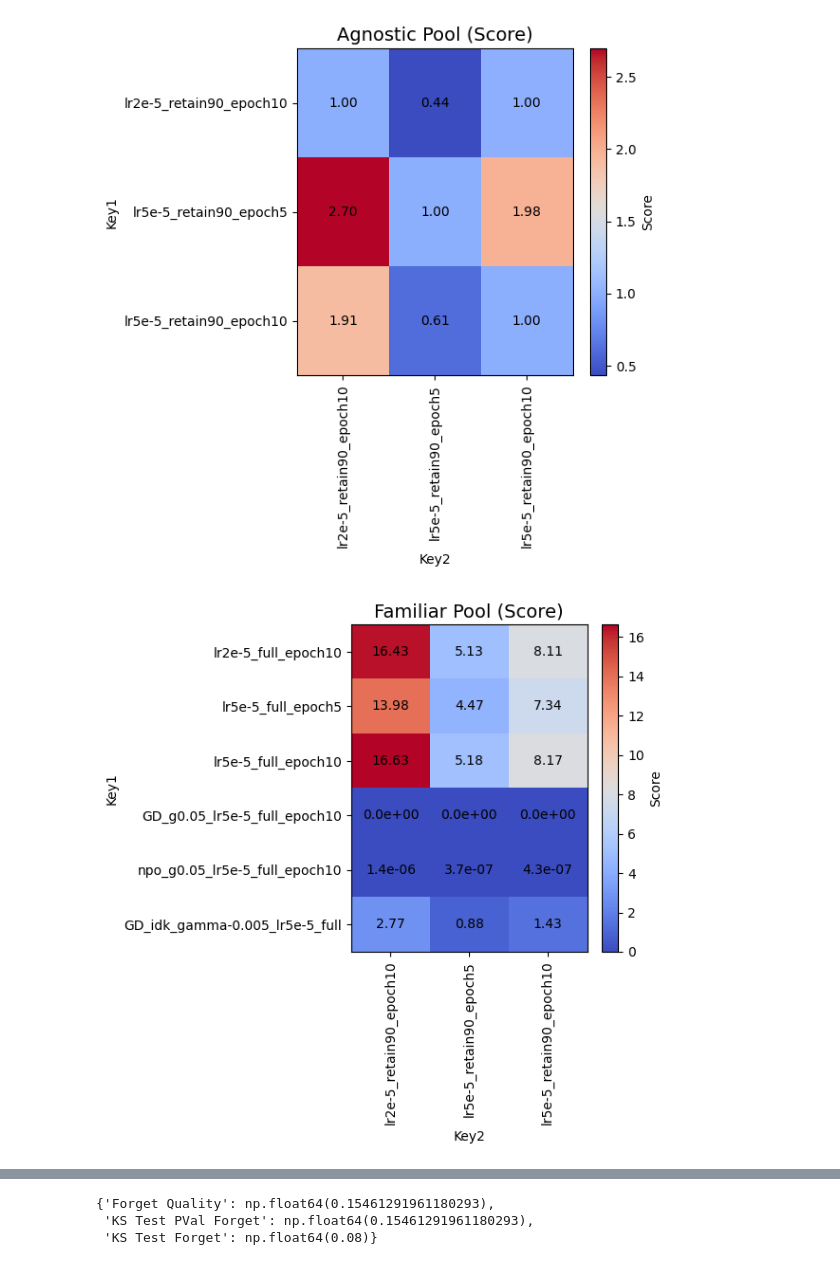
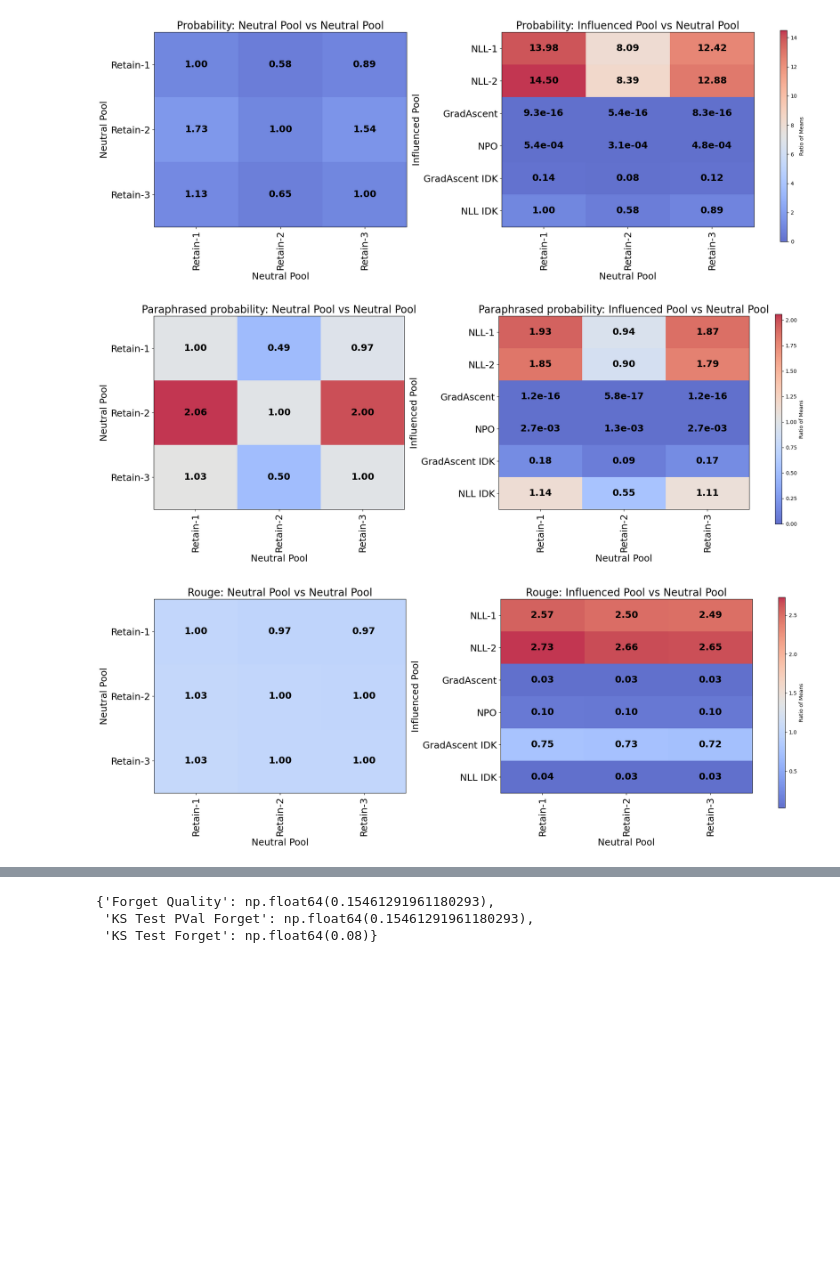
Before and after one commit to Dornavineeth/UnlearningFactory, a Jupyter notebook: notebooks/Analysis.ipynb, the cells around one changed output, grey strips where cells are left out. Drawn from its saved outputs; the diff is of its cells as text; code cells hidden in the pictures; blank space fills up the shorter version.

```diff
--- a/notebooks/Analysis.ipynb
+++ b/notebooks/Analysis.ipynb
@@ -94,7 +95,7 @@ class DecisionEvaluator:
 import matplotlib.pyplot as plt
 import numpy as np
 
-def plot_grid_with_numbers(data_dict, title, grid_type):
+def plot_grid_with_numbers(data_dict, title, grid_type, vmin, vmax, metric_name, xlabel, ylabel):
     """
     Plots a grid with numbers displayed in each cell for the given data_dict.
 
@@ -102,6 +103,8 @@ def plot_grid_with_numbers(data_dict, title, grid_type):
     - data_dict: The dictionary containing nested dictionaries with 'decision' and 'score'.
     - title: The title of the plot.
     - grid_type: Either 'decision' or 'score'.
+    - vmin: Minimum value for the color scale.
+    - vmax: Maximum value for the color scale.
     """
     keys1 = list(data_dict.keys())  # Row labels
     keys2 = list(next(iter(data_dict.values())).keys())  # Column labels
@@ -118,7 +121,7 @@ def plot_grid_with_numbers(data_dict, title, grid_type):
 
     # Create a figure
     fig, ax = plt.subplots(figsize=(6, 6))
-    im = ax.imshow(grid_data, cmap="coolwarm" if grid_type == "score" else "Greens", aspect="auto")
+    im = ax.imshow(grid_data, cmap="coolwarm" if grid_type == "score" else "Greens", aspect="auto", vmin=vmin, vmax=vmax, alpha=0.8)
 
     # Add numbers inside the grid
     for i in range(len(keys1)):
@@ -130,21 +133,21 @@ def plot_grid_with_numbers(data_dict, title, grid_type):
             else:  # Standard decimal format for scores
                 text = f"{grid_data[i, j]:.2f}"
             text = f"{text}" if grid_type == "score" else str(text)
-            ax.text(j, i, text, ha="center", va="center", color="black")
+            ax.text(j, i, text, ha="center", va="center", color="black", weight="bold", fontsize=12)
 
     # Add labels and title
     ax.set_xticks(np.arange(len(keys2)))
     ax.set_yticks(np.arange(len(keys1)))
     ax.set_xticklabels(keys2, rotation=90)
     ax.set_yticklabels(keys1)
-    ax.set_title(f"{title} ({grid_type.capitalize()})", fontsize=14)
-    plt.colorbar(im, ax=ax, label=grid_type.capitalize())
-    plt.xlabel("Key2")
-    plt.ylabel("Key1")
+    ax.set_title(f"{metric_name.capitalize()}: {title}", fontsize=14)
+    plt.colorbar(im, ax=ax, label="Ratio of Means")
+    plt.xlabel(xlabel)
+    plt.ylabel(ylabel)
     plt.tight_layout()
     plt.show()
 
-def visualize_decision_and_score_with_numbers(agnostic_dct, familiar_dct):
+def visualize_decision_and_score_with_numbers(agnostic_dct, familiar_dct, metric_name):
     """
     Visualizes two grids (decision and score) for both agnostic_dct and familiar_dct,
     with numbers displayed in each cell.
@@ -153,13 +156,20 @@ def visualize_decision_and_score_with_numbers(agnostic_dct, familiar_dct):
     - agnostic_dct: Dictionary with decisions and scores for the agnostic pool.
     - familiar_dct: Dictionary with decisions and scores for the familiar pool.
     """
+    # Collect all scores for consistent color scaling
+    all_scores = []
+    for data_dict in [agnostic_dct, familiar_dct]:
+        for row in data_dict.values():
+            for cell in row.values():
+                all_scores.append(cell['score'])
+
+    vmin, vmax = min(all_scores), max(all_scores)  # Determine color scale range
+
     # Plot for agnostic dictionary
-    # plot_grid_with_numbers(agnostic_dct, "Agnostic Pool", "decision")
-    plot_grid_with_numbers(agnostic_dct, "Agnostic Pool", "score")
+    plot_grid_with_numbers(agnostic_dct, "Neutral Pool vs Neutral Pool", "score", vmin, vmax, metric_name, "Neutral Pool", "Neutral Pool")
 
     # Plot for familiar dictionary
-    # plot_grid_with_numbers(familiar_dct, "Familiar Pool", "decision")
-    plot_grid_with_numbers(familiar_dct, "Familiar Pool", "score")
+    plot_grid_with_numbers(familiar_dct, "Influenced Pool vs Neutral Pool", "score", vmin, vmax, metric_name, "Neutral Pool", "Influenced Pool")
 # %%
 FAMILIAR_POOL_DICT = {
     "llama3.2-3b-inst_lr2e-5_wd0.01_tofu_full": {
@@ -218,18 +355,47 @@ EVALUATOR = DecisionEvaluator(FAMILIAR_POOL, AGNOSTIC_POOL)
+# %%
+class ProbCompare(DecisionMetricTemplate):
+    def __init__(self, metric_name, threshold=0.05):
+        self.metric_name = metric_name
+        self.threshold = threshold
+
+    def decide(self, stats, agnostic_stats)->bool:
+        stats = stats[self.metric_name]
+        agnostic_stats = agnostic_stats[self.metric_name]
+        score =  stats["agg_value"]/agnostic_stats["agg_value"]
+        # stats_prob = [x['prob'] for idx, x in stats["value_by_index"].items()]
+        # agnostic_prob =  [x['prob'] for idx, x in agnostic_stats["value_by_index"].items()]
+        # test_res = ks_2samp(stats_prob, agnostic_prob)
+        # score = test_res.pvalue
+        # decision = score>self.threshold
+        # return decision, score
+        # score = np.mean([np.mean(stats["value_by_index"][str(i)]["prob"])/np.mean(agnostic_stats["value_by_index"][str(i)]["prob"]) for i in range(len(stats))])
+        # score = np.mean([np.mean(stats["value_by_index"][str(i)]["prob"])/np.mean(agnostic_stats["value_by_index"][str(i)]["prob"]) for i in range(len(stats))])
+        return score<1.2 and score>0.8, score
+
+agnostic_dct, familiar_dct = EVALUATOR.evaluate(ProbCompare(metric_name="forget_Q_A_Prob"))
+visualize_decision_and_score_with_numbers(agnostic_dct, familiar_dct, "Probability")
+# %% [output]
+[figure, added]
+# %%
+agnostic_dct, familiar_dct = EVALUATOR.evaluate(ProbCompare(metric_name="forget_Q_A_PARA_Prob"))
+visualize_decision_and_score_with_numbers(agnostic_dct, familiar_dct, "Paraphrased Probability")
+# %% [output]
+[figure, added]
 # %%
-class ProbCompare(DecisionMetricTemplate):
+class RougeCompare(DecisionMetricTemplate):
     def __init__(self, metric_name, threshold=None):
         self.metric_name = metric_name
         self.threshold = threshold
 
     def decide(self, stats, agnostic_stats)->bool:
         stats = stats[self.metric_name]
         agnostic_stats = agnostic_stats[self.metric_name]
+        score =  stats["agg_value"]/agnostic_stats["agg_value"]
         # return stats["agg_value"] >  agnostic_stats["agg_value"], stats["agg_value"]/agnostic_stats["agg_value"]
-        score = np.mean([np.mean(stats["value_by_index"][str(i)]["prob"])/np.mean(agnostic_stats["value_by_index"][str(i)]["prob"]) for i in range(len(stats))])
+        # score = np.mean([np.mean(stats["value_by_index"][str(i)]["rougeL_recall"])/np.mean(agnostic_stats["value_by_index"][str(i)]["rougeL_recall"]) for i in range(len(stats))])
         return score<1.2 and score>0.8, score
 
-agnostic_dct, familiar_dct = EVALUATOR.evaluate(ProbCompare(metric_name="forget_Q_A_Prob"))
-visualize_decision_and_score_with_numbers(agnostic_dct, familiar_dct)
+agnostic_dct, familiar_dct = EVALUATOR.evaluate(RougeCompare(metric_name="forget_Q_A_ROUGE"))
+visualize_decision_and_score_with_numbers(agnostic_dct, familiar_dct, "ROUGE")
 # %% [output]
-[figure, old version]
+[figure, new version]
-[figure, removed]
```
Also changed, not shown: parts of 11 cells of this notebook, 9 other files.
